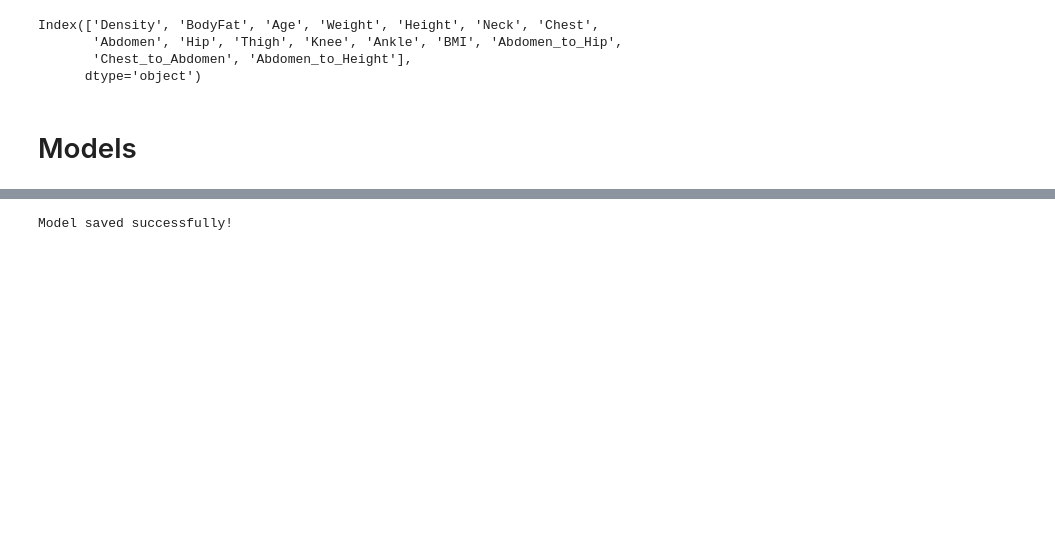
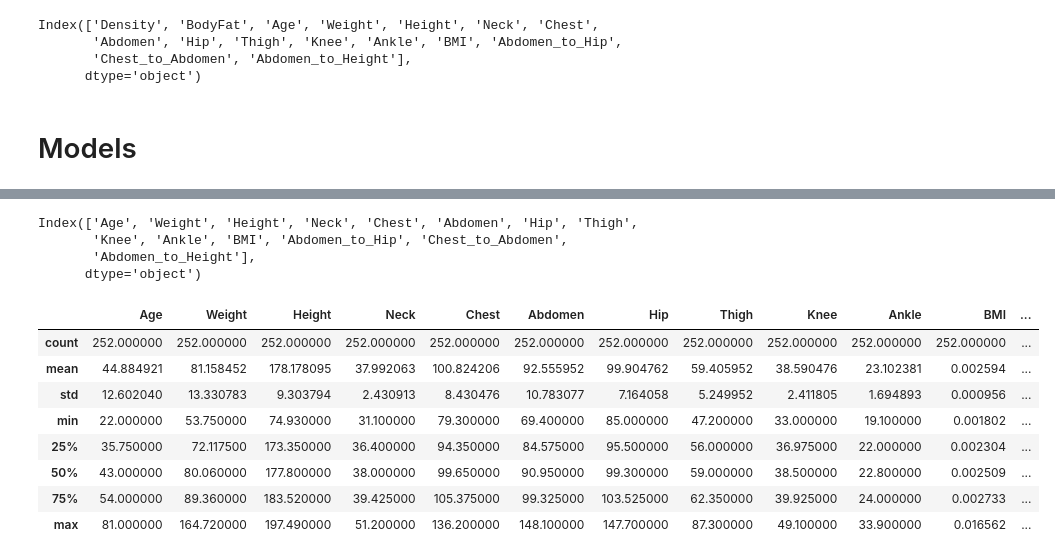
Before and after one commit to rakhmonoffme/BodyVisionAI, a Jupyter notebook: backend/notebook/model_training.ipynb, the cells around one changed output, grey strips where cells are left out. Drawn from its saved outputs; the diff is of its cells as text; code cells hidden in the pictures; blank space fills up the shorter version.

```diff
--- a/backend/notebook/model_training.ipynb
+++ b/backend/notebook/model_training.ipynb
@@ -120,6 +131,6 @@ mi_scores
 | Height | 0.000000 |
 # %%
-x = df.drop(columns=['BodyFat'], axis=1)
+x = df.drop(columns=['Density','BodyFat'], axis=1)
 y = df['BodyFat']
 
 x_train, x_test, y_train, y_test = train_test_split(x, y, test_size=0.2, random_state=42)
@@ -232,6 +264,26 @@ Linear Regression - MSE: 0.34877209851668745, R2: 0.9925024383273324
+# %%
+x.columns
+# %% [output]
+Index(['Age', 'Weight', 'Height', 'Neck', 'Chest', 'Abdomen', 'Hip', 'Thigh',
+       'Knee', 'Ankle', 'BMI', 'Abdomen_to_Hip', 'Chest_to_Abdomen',
+       'Abdomen_to_Height'],
+      dtype='object')
+# %%
+x.describe()
+# %% [output]
+|  | Age | Weight | Height | Neck | Chest | Abdomen | Hip | Thigh | Knee | Ankle | BMI | ... |
+| count | 252.000000 | 252.000000 | 252.000000 | 252.000000 | 252.000000 | 252.000000 | 252.000000 | 252.000000 | 252.000000 | 252.000000 | 252.000000 | ... |
+| mean | 44.884921 | 81.158452 | 178.178095 | 37.992063 | 100.824206 | 92.555952 | 99.904762 | 59.405952 | 38.590476 | 23.102381 | 0.002594 | ... |
+| std | 12.602040 | 13.330783 | 9.303794 | 2.430913 | 8.430476 | 10.783077 | 7.164058 | 5.249952 | 2.411805 | 1.694893 | 0.000956 | ... |
+| min | 22.000000 | 53.750000 | 74.930000 | 31.100000 | 79.300000 | 69.400000 | 85.000000 | 47.200000 | 33.000000 | 19.100000 | 0.001802 | ... |
+| 25% | 35.750000 | 72.117500 | 173.350000 | 36.400000 | 94.350000 | 84.575000 | 95.500000 | 56.000000 | 36.975000 | 22.000000 | 0.002304 | ... |
+| 50% | 43.000000 | 80.060000 | 177.800000 | 38.000000 | 99.650000 | 90.950000 | 99.300000 | 59.000000 | 38.500000 | 22.800000 | 0.002509 | ... |
+| 75% | 54.000000 | 89.360000 | 183.520000 | 39.425000 | 105.375000 | 99.325000 | 103.525000 | 62.350000 | 39.925000 | 24.000000 | 0.002733 | ... |
+| max | 81.000000 | 164.720000 | 197.490000 | 51.200000 | 136.200000 | 148.100000 | 147.700000 | 87.300000 | 49.100000 | 33.900000 | 0.016562 | ... |
 # %%
 
-joblib.dump(lgbm, r'/Users/user/CV/BodyVisionAI/backend/models/prediction_model.pkl')
-print("Model saved successfully!")
+
+import pickle
+model_path = r'/Users/user/CV/BodyVisionAI/backend/models/prediction_model.pkl'
+with open(model_path, 'wb') as f:
+    pickle.dump(ln, f)
-# %% [output]
-Model saved successfully!
```
Also changed, not shown: parts of 13 cells of this notebook, 24 other files.
